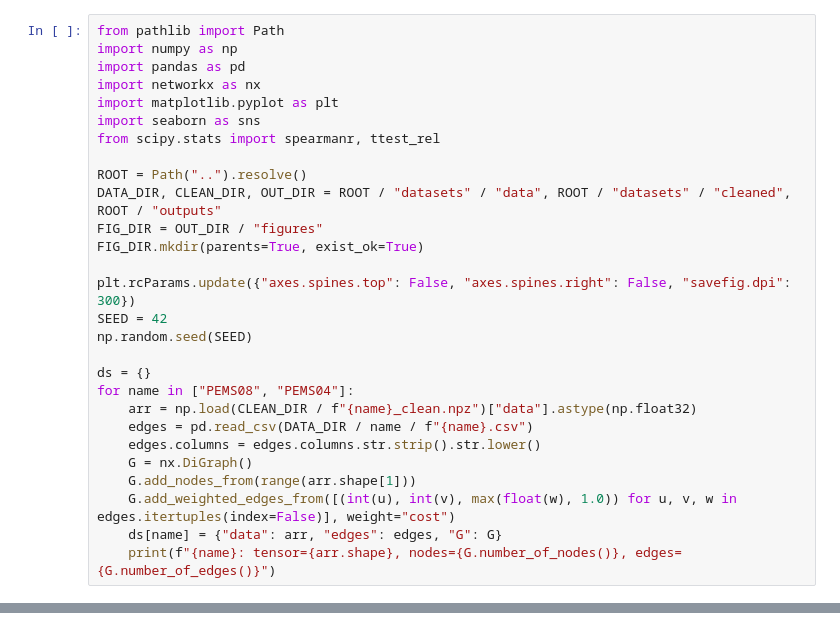
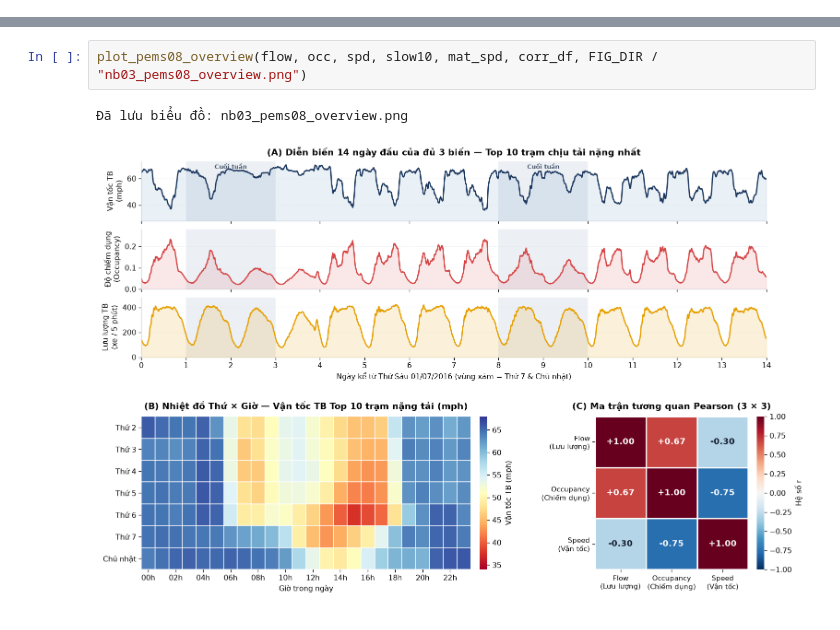
Before and after one commit to Dai-Nguyen1506/gat-traffic-warning, a Jupyter notebook: notebooks/03_EDA_and_Bottleneck_Analysis.ipynb, the cells around one changed output, grey strips where cells are left out. Saved outputs shown, nothing was run; the diff lists cells and outputs as text.

Commit message:
feat(nb03): complete RQ1 on PEMS08 (FHWA/FD thresholds, 7 signals, static vs dynamic graph)

```diff
--- a/notebooks/03_EDA_and_Bottleneck_Analysis.ipynb
+++ b/notebooks/03_EDA_and_Bottleneck_Analysis.ipynb
@@ -19,28 +0,0 @@ Ta nạp chuỗi thời gian sạch `(T, N, 3)` và sơ đồ cạnh có hướn
-# %%
-from pathlib import Path
-import numpy as np
-import pandas as pd
-import networkx as nx
-import matplotlib.pyplot as plt
-import seaborn as sns
-from scipy.stats import spearmanr, ttest_rel
-
-ROOT = Path("..").resolve()
-DATA_DIR, CLEAN_DIR, OUT_DIR = ROOT / "datasets" / "data", ROOT / "datasets" / "cleaned", ROOT / "outputs"
-FIG_DIR = OUT_DIR / "figures"
-FIG_DIR.mkdir(parents=True, exist_ok=True)
-
-plt.rcParams.update({"axes.spines.top": False, "axes.spines.right": False, "savefig.dpi": 300})
-SEED = 42
-np.random.seed(SEED)
-
-ds = {}
-for name in ["PEMS08", "PEMS04"]:
-    arr = np.load(CLEAN_DIR / f"{name}_clean.npz")["data"].astype(np.float32)
-    edges = pd.read_csv(DATA_DIR / name / f"{name}.csv")
-    edges.columns = edges.columns.str.strip().str.lower()
-    G = nx.DiGraph()
-    G.add_nodes_from(range(arr.shape[1]))
-    G.add_weighted_edges_from([(int(u), int(v), max(float(w), 1.0)) for u, v, w in edges.itertuples(index=False)], weight="cost")
-    ds[name] = {"data": arr, "edges": edges, "G": G}
-    print(f"{name}: tensor={arr.shape}, nodes={G.number_of_nodes()}, edges={G.number_of_edges()}")
@@ -478,0 +79,5 @@ Tổng hợp toàn bộ bằng chứng định lượng từ Mục 2 đến Mụ
+# %%
+plot_pems08_overview(flow, occ, spd, slow10, mat_spd, corr_df, FIG_DIR / "nb03_pems08_overview.png")
+# %% [output]
+Đã lưu biểu đồ: nb03_pems08_overview.png
+[figure, added]
```
Also changed, not shown: parts of 41 cells of this notebook, 24 other files.
